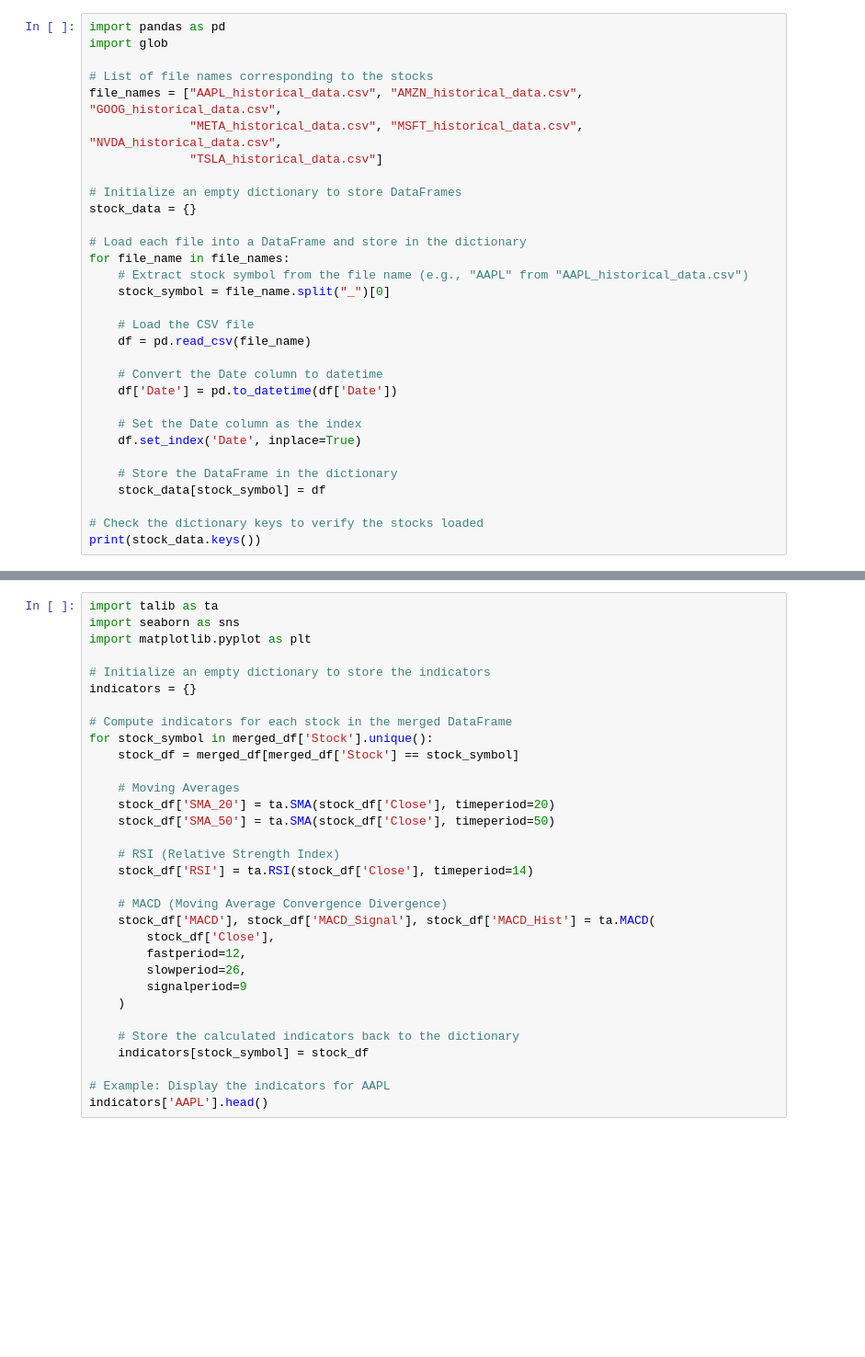
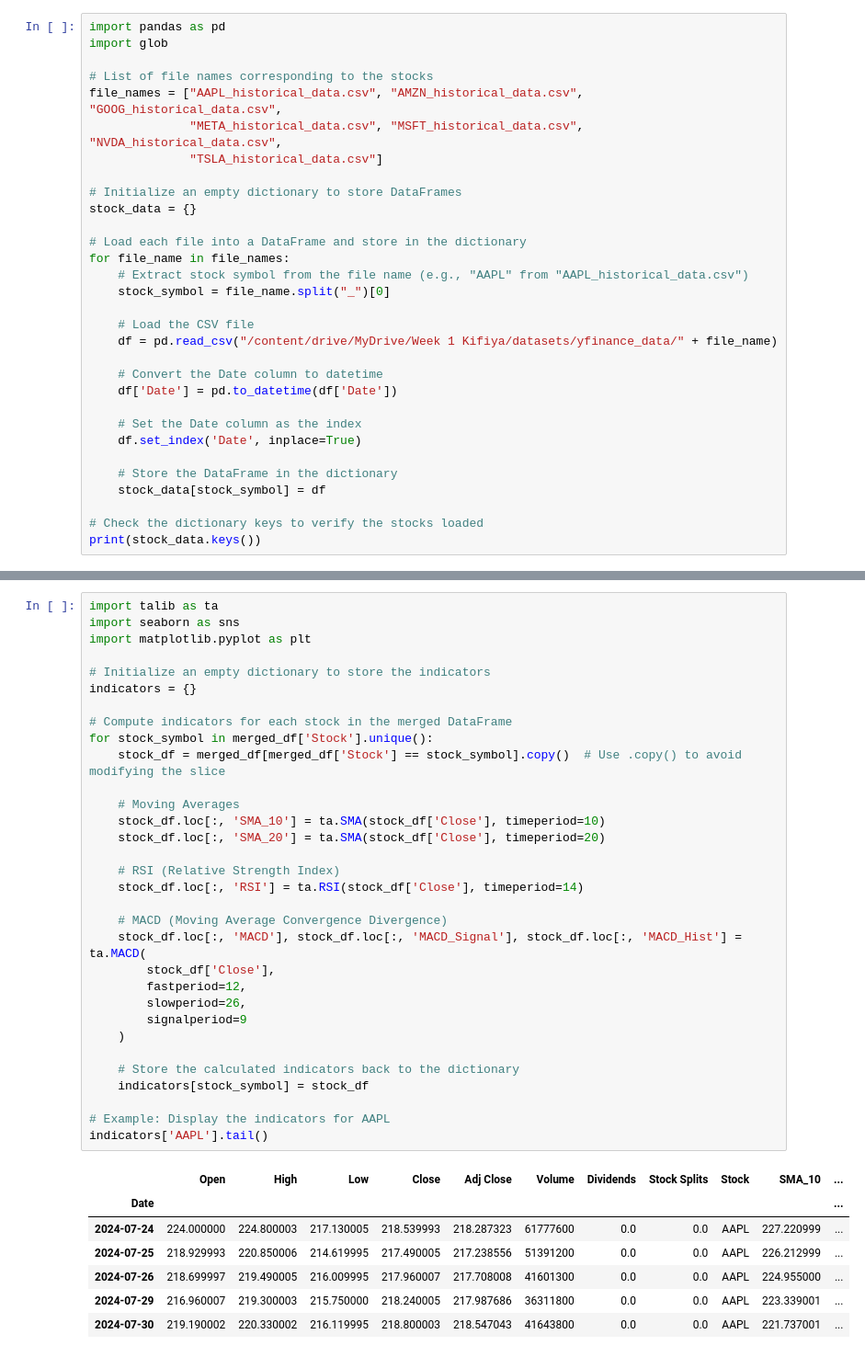
Before and after one commit to surafel58/finance-sentiment-ai, a Jupyter notebook: notebooks/stock data analysis/quantitative_analysis.ipynb, the cells around one changed output, grey strips where cells are left out. Shown at 92% size. Saved outputs shown, nothing was run; the diff lists cells and outputs as text; blank space fills up the shorter version.

```diff
--- a/notebooks/stock data analysis/quantitative_analysis.ipynb
+++ b/notebooks/stock data analysis/quantitative_analysis.ipynb
@@ -16,7 +16,7 @@ for file_name in file_names:
     stock_symbol = file_name.split("_")[0]
 
     # Load the CSV file
-    df = pd.read_csv(file_name)
+    df = pd.read_csv("/content/drive/MyDrive/Week 1 Kifiya/datasets/yfinance_data/" + file_name)
 
     # Convert the Date column to datetime
     df['Date'] = pd.to_datetime(df['Date'])
@@ -54,33 +80,41 @@ print(merged_df.head())
 # %%
 import talib as ta
 import seaborn as sns
 import matplotlib.pyplot as plt
 
 # Initialize an empty dictionary to store the indicators
 indicators = {}
 
 # Compute indicators for each stock in the merged DataFrame
 for stock_symbol in merged_df['Stock'].unique():
-    stock_df = merged_df[merged_df['Stock'] == stock_symbol]
+    stock_df = merged_df[merged_df['Stock'] == stock_symbol].copy()  # Use .copy() to avoid modifying the slice
 
     # Moving Averages
-    stock_df['SMA_20'] = ta.SMA(stock_df['Close'], timeperiod=20)
-    stock_df['SMA_50'] = ta.SMA(stock_df['Close'], timeperiod=50)
+    stock_df.loc[:, 'SMA_10'] = ta.SMA(stock_df['Close'], timeperiod=10)
+    stock_df.loc[:, 'SMA_20'] = ta.SMA(stock_df['Close'], timeperiod=20)
 
     # RSI (Relative Strength Index)
-    stock_df['RSI'] = ta.RSI(stock_df['Close'], timeperiod=14)
+    stock_df.loc[:, 'RSI'] = ta.RSI(stock_df['Close'], timeperiod=14)
 
     # MACD (Moving Average Convergence Divergence)
-    stock_df['MACD'], stock_df['MACD_Signal'], stock_df['MACD_Hist'] = ta.MACD(
+    stock_df.loc[:, 'MACD'], stock_df.loc[:, 'MACD_Signal'], stock_df.loc[:, 'MACD_Hist'] = ta.MACD(
         stock_df['Close'],
         fastperiod=12,
         slowperiod=26,
         signalperiod=9
     )
 
     # Store the calculated indicators back to the dictionary
     indicators[stock_symbol] = stock_df
 
 # Example: Display the indicators for AAPL
-indicators['AAPL'].head()
+indicators['AAPL'].tail()
+# %% [output]
+|  | Open | High | Low | Close | Adj Close | Volume | Dividends | Stock Splits | Stock | SMA_10 | ... |
+| Date |  |  |  |  |  |  |  |  |  |  | ... |
+| 2024-07-24 | 224.000000 | 224.800003 | 217.130005 | 218.539993 | 218.287323 | 61777600 | 0.0 | 0.0 | AAPL | 227.220999 | ... |
+| 2024-07-25 | 218.929993 | 220.850006 | 214.619995 | 217.490005 | 217.238556 | 51391200 | 0.0 | 0.0 | AAPL | 226.212999 | ... |
+| 2024-07-26 | 218.699997 | 219.490005 | 216.009995 | 217.960007 | 217.708008 | 41601300 | 0.0 | 0.0 | AAPL | 224.955000 | ... |
+| 2024-07-29 | 216.960007 | 219.300003 | 215.750000 | 218.240005 | 217.987686 | 36311800 | 0.0 | 0.0 | AAPL | 223.339001 | ... |
+| 2024-07-30 | 219.190002 | 220.330002 | 216.119995 | 218.800003 | 218.547043 | 41643800 | 0.0 | 0.0 | AAPL | 221.737001 | ... |
 # %%
```
Also changed, not shown: parts of 6 cells of this notebook.
